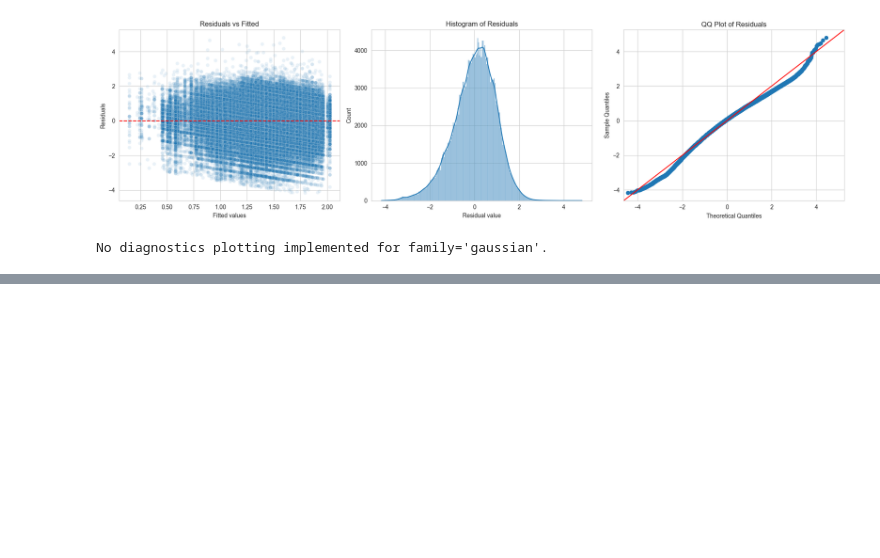
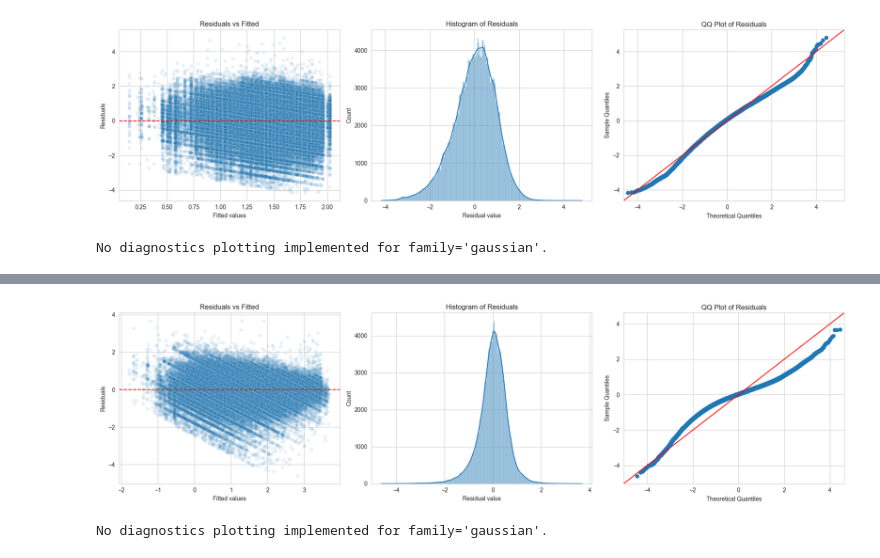
Before and after one commit to aj-bei/USSC-Fairness-Analysis-DTSC-430X-Capstone-, a Jupyter notebook: scripts/Austin_modeling_example copy.ipynb, the cells around one changed output, grey strips where cells are left out. Drawn from its saved outputs; the diff is of its cells as text; code cells hidden in the pictures; blank space fills up the shorter version.

```diff
--- a/scripts/Austin_modeling_example copy.ipynb
+++ b/scripts/Austin_modeling_example copy.ipynb
@@ -795,0 +791,38 @@ No diagnostics plotting implemented for family='gaussian'.
+# %%
+# filter to only include people who received atleast one month of prison
+expmnt_df = sent_df[sent_df["MNTHS_PRSN_NO_ALT"] > 1].copy()
+
+# filter out departures
+expmnt_df = expmnt_df[(expmnt_df["SENT_RANGE_2018_PRSNT"] != 'Govt. Sponsored Departure') & (expmnt_df["SENT_RANGE_2018_PRSNT"] != 'Downward Departure') & (expmnt_df["SENT_RANGE_2018_PRSNT"] != 'Upward Departure')]
+
+# To match the departures, filter out years prior to 2018
+expmnt_df = expmnt_df[expmnt_df["FISCAL_YR"] >= 2018]
+
+# scale MNTHS_PRSN_NO_ALT to reduce runtime of mixed model fitting and help convergence
+expmnt_df["MNTHS_PRSN_NO_ALT"] = expmnt_df["MNTHS_PRSN_NO_ALT"] / 12
+
+expmnt_df["MNTHS_PRSN_NO_ALT"] = np.log(expmnt_df["MNTHS_PRSN_NO_ALT"])  # log transform to reduce skew
+
+# Create year bins: 2018-2019, 2020-2021, 2022-2024 (combine 2022-2024 to ensure we have enough data in each bin after filtering out departures)
+expmnt_df["FISCAL_YR"] = pd.cut(expmnt_df["FISCAL_YR"], bins=[2018, 2020, 2024, 2025], labels=["2018-2019", "2020-2021", "2022-2024"])
+
+result = fit_mixed_model(
+    expmnt_df[["MNTHS_PRSN_NO_ALT", "DIST_CRT", "RACE", "SEX", "FISCAL_YR", "OL"]],
+    formula="MNTHS_PRSN_NO_ALT ~ RACE + SEX + (1 | DIST_CRT) + (1 | OL) + (RACE + SEX | FISCAL_YR)",
+    family="gaussian",
+    link=None,
+    categorical_cols=["DIST_CRT", "RACE", "SEX", "FISCAL_YR", "OL"],
+    reference_levels = {"RACE": "White", "SEX": "Male", "FISCAL_YR": "2018-2019"},
+    return_confint=False,
+    return_random_effects_variance=True,
+    return_random_effects_covariance=True,
+    return_fitted=True,
+    return_residuals=True,
+    optimizer = "bobyqa",
+    keep_raw_summary=True,
+    return_random_effects=True,
+    r_script_path=os.path.join("r", "fit_mixed_model.R"),
+    r_executable="c:\\Program Files\\R\\R-4.5.2\\bin\\Rscript.exe"
+)
+print(result.raw_summary)
+print(f"\n\nErrors:\n", result.errors or "None", "\n\nWarnings:\n", result.warnings or "None")
@@ -795,0 +847,5 @@ No diagnostics plotting implemented for family='gaussian'.
+# %%
+plot_diagnostics(result)
+# %% [output]
+[figure, added]
+No diagnostics plotting implemented for family='gaussian'.
```
Also changed, not shown: parts of 6 cells of this notebook.
